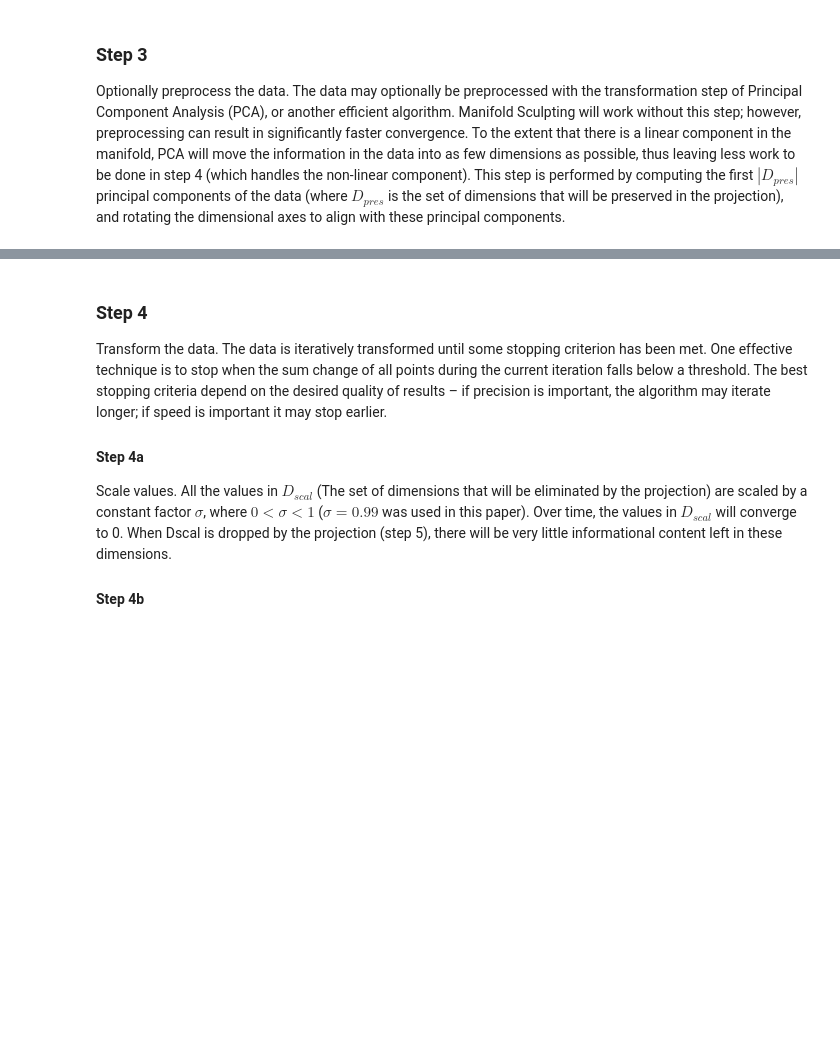
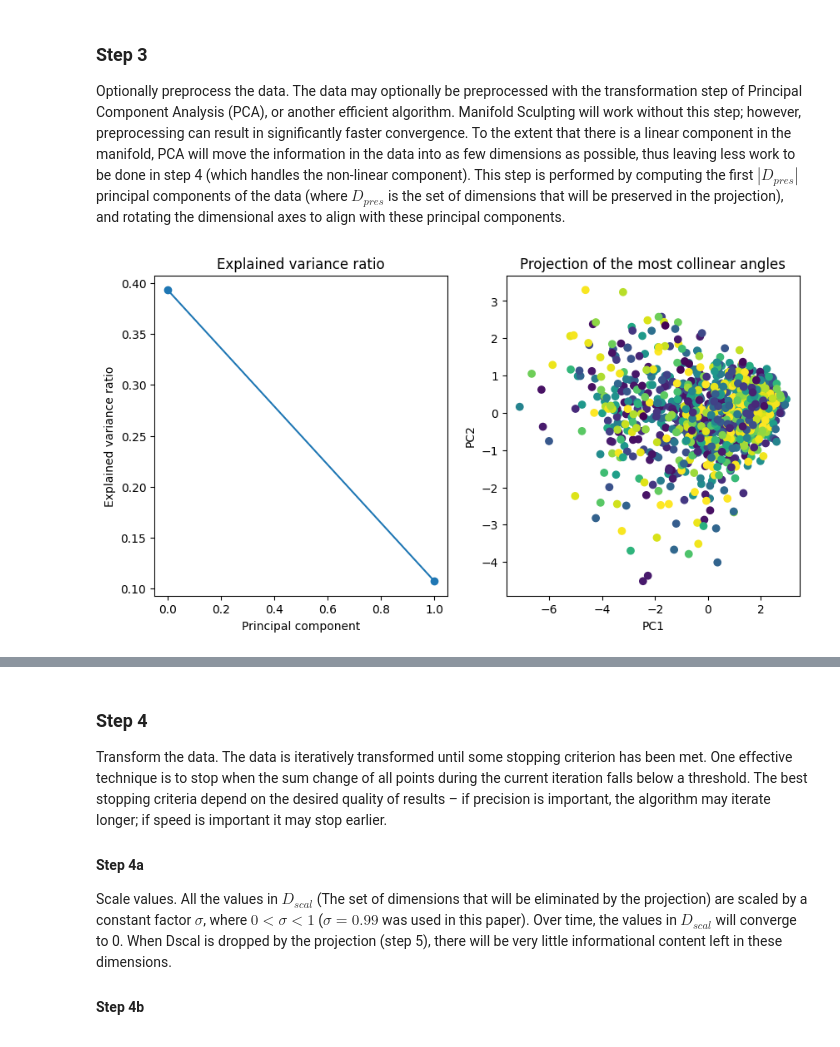
Before and after one commit to LisaDaVinchie/ManifoldSculpting, a Jupyter notebook: src/final_project.ipynb, the cells around one changed output, grey strips where cells are left out. Cells and saved outputs as stored; diff of their text form; code cells hidden in the pictures; blank space fills up the shorter version.

```diff
--- a/src/final_project.ipynb
+++ b/src/final_project.ipynb
@@ -167,0 +182,21 @@ mcp_pca = pca.transform(most_collinear_angles_norm)
+# %%
+Dpres: int = 2
+most_collinear_angles_norm = StandardScaler().fit_transform(most_collinear_angles)
+
+pca = PCA(n_components=Dpres).fit(most_collinear_angles_norm)
+
+mca_pca = pca.transform(most_collinear_angles_norm)
+
+fig, axs = plt.subplots(1, 2, figsize=(10, 5))
+axs[0].plot(pca.explained_variance_ratio_, marker='o')
+axs[0].set_xlabel('Principal component')
+axs[0].set_ylabel('Explained variance ratio')
+axs[0].set_title('Explained variance ratio')
+
+axs[1].scatter(mca_pca[:, 0], mca_pca[:, 1], c=X[:, 0])
+axs[1].set_xlabel('PC1')
+axs[1].set_ylabel('PC2')
+axs[1].set_title('Projection of the most collinear angles')
+plt.show()
+# %% [output]
+[figure, added]
```
Also changed, not shown: parts of 14 cells of this notebook.
